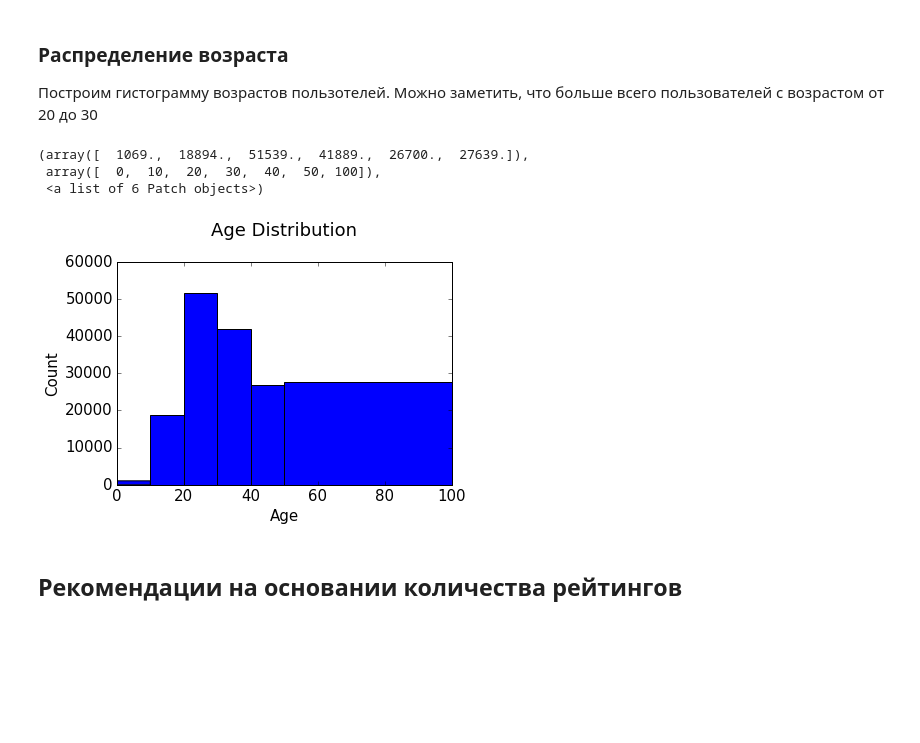
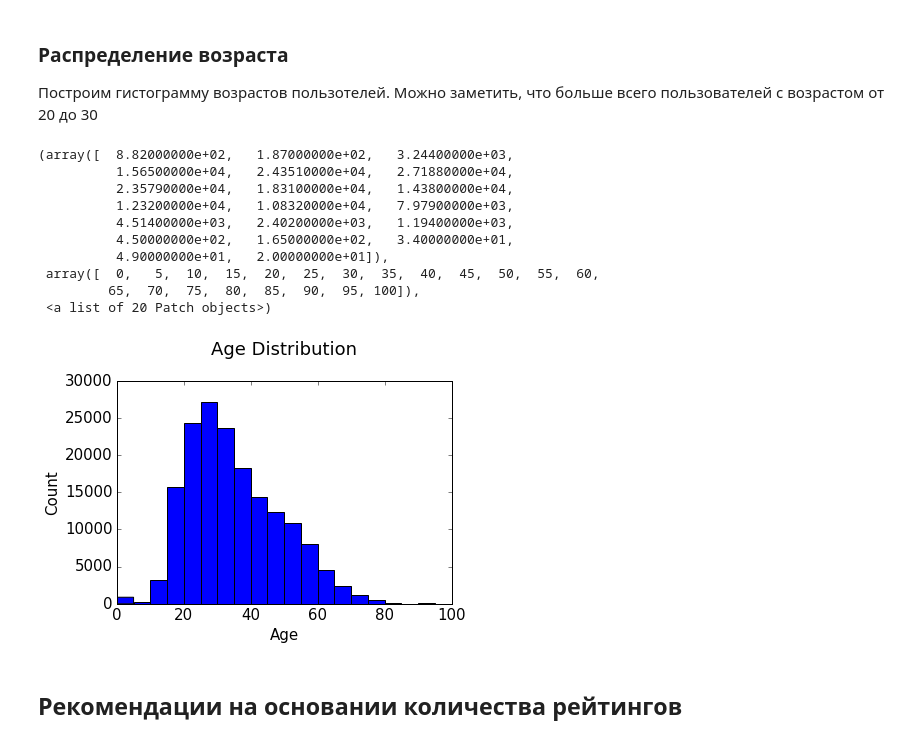
Before and after one commit to DolotovEvgeniy/Recommender_Systems, a Jupyter notebook: Recommender Systems.ipynb, the cells around one changed output. Cells and saved outputs as stored; diff of their text form; code cells hidden in the pictures; blank space fills up the shorter version.

```diff
--- a/Recommender Systems.ipynb
+++ b/Recommender Systems.ipynb
@@ -121,17 +121,24 @@ users.limit(5).toPandas()
 # %%
 from pyspark.sql.types import IntegerType
 users = users.withColumn("Age",users["Age"].cast(IntegerType()))
-bins, counts = users.select('Age').rdd.flatMap(lambda x: x).histogram([0, 10, 20, 30, 40, 50, 100])
+bins, counts = users.select('Age').rdd.flatMap(lambda x: x).histogram(range(0,101,5))
 
 plt.title('Age Distribution\n')
 plt.xlabel('Age')
 plt.ylabel('Count')
 plt.hist(bins[:-1], bins = bins, weights = counts)
 # %% [output]
-(array([  1069.,  18894.,  51539.,  41889.,  26700.,  27639.]),
- array([  0,  10,  20,  30,  40,  50, 100]),
- <a list of 6 Patch objects>)
+(array([  8.82000000e+02,   1.87000000e+02,   3.24400000e+03,
+          1.56500000e+04,   2.43510000e+04,   2.71880000e+04,
+          2.35790000e+04,   1.83100000e+04,   1.43800000e+04,
+          1.23200000e+04,   1.08320000e+04,   7.97900000e+03,
+          4.51400000e+03,   2.40200000e+03,   1.19400000e+03,
+          4.50000000e+02,   1.65000000e+02,   3.40000000e+01,
+          4.90000000e+01,   2.00000000e+01]),
+ array([  0,   5,  10,  15,  20,  25,  30,  35,  40,  45,  50,  55,  60,
+         65,  70,  75,  80,  85,  90,  95, 100]),
+ <a list of 20 Patch objects>)
-[figure, old version]
+[figure, new version]
 # %% [markdown]
 ## Рекомендации на основании количества рейтингов
 # %% [markdown]
```
